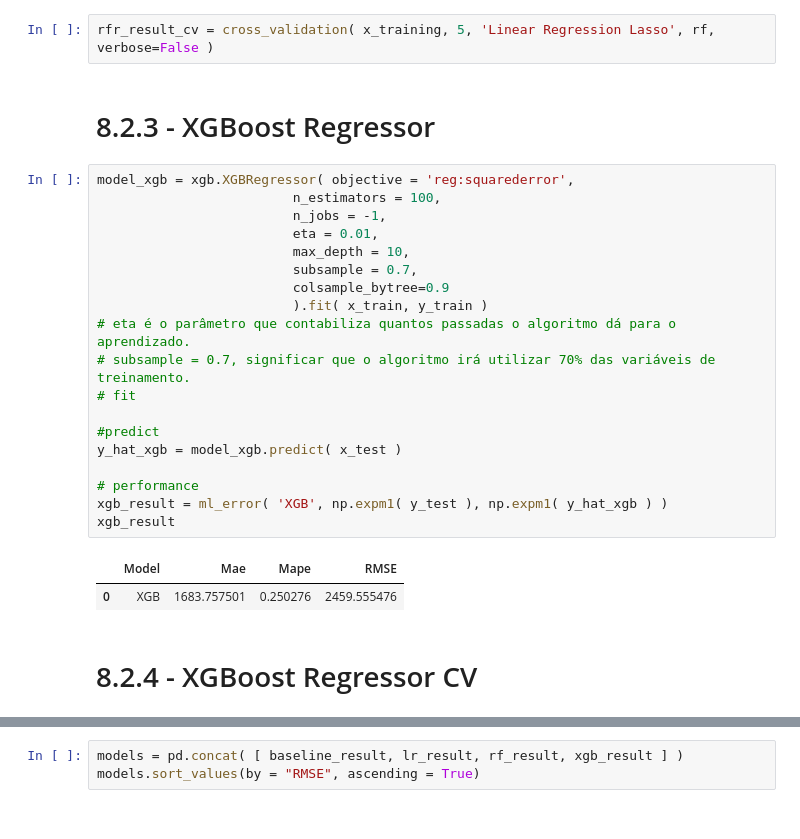
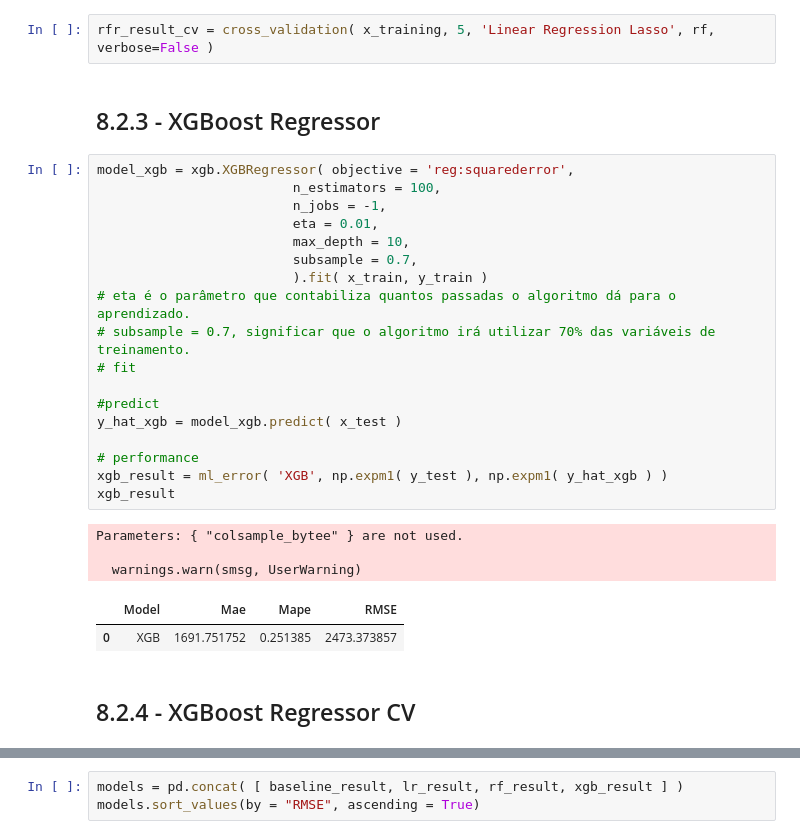
Before and after one commit to CarvalhooNeto/DataScience_Em_Producao, a Jupyter notebook: Store_Sales_Prediction-Copy1.ipynb, the cells around one changed output, grey strips where cells are left out. Saved outputs shown, nothing was run; the diff lists cells and outputs as text.

```diff
--- a/Store_Sales_Prediction-Copy1.ipynb
+++ b/Store_Sales_Prediction-Copy1.ipynb
@@ -1217,30 +1224,32 @@ rf_result
 # %%
 rfr_result_cv = cross_validation( x_training, 5, 'Linear Regression Lasso', rf, verbose=False )
 # %% [markdown]
-# 8.2.3 - XGBoost Regressor
+## 8.2.3 - XGBoost Regressor
 # %%
 model_xgb = xgb.XGBRegressor( objective = 'reg:squarederror',
                          n_estimators = 100,
                          n_jobs = -1,
                          eta = 0.01,
                          max_depth = 10,
                          subsample = 0.7,
-                         colsample_bytree=0.9
                          ).fit( x_train, y_train )
 # eta é o parâmetro que contabiliza quantos passadas o algoritmo dá para o aprendizado.
 # subsample = 0.7, significar que o algoritmo irá utilizar 70% das variáveis de treinamento.
 # fit
 
 #predict
 y_hat_xgb = model_xgb.predict( x_test )
 
 # performance
 xgb_result = ml_error( 'XGB', np.expm1( y_test ), np.expm1( y_hat_xgb ) )
 xgb_result
 # %% [output]
+Parameters: { "colsample_bytee" } are not used.
+
+  warnings.warn(smsg, UserWarning)
 |  | Model | Mae | Mape | RMSE |
-| 0 | XGB | 1683.757501 | 0.250276 | 2459.555476 |
+| 0 | XGB | 1691.751752 | 0.251385 | 2473.373857 |
 # %% [markdown]
-# 8.2.4 - XGBoost Regressor CV
+## 8.2.4 - XGBoost Regressor CV
 # %%
 xbg_result_cv = cross_validation( x_training, 5, 'XGBosst Regressor', model_xgb, verbose=False )
```
Also changed, not shown: parts of 26 cells of this notebook.
